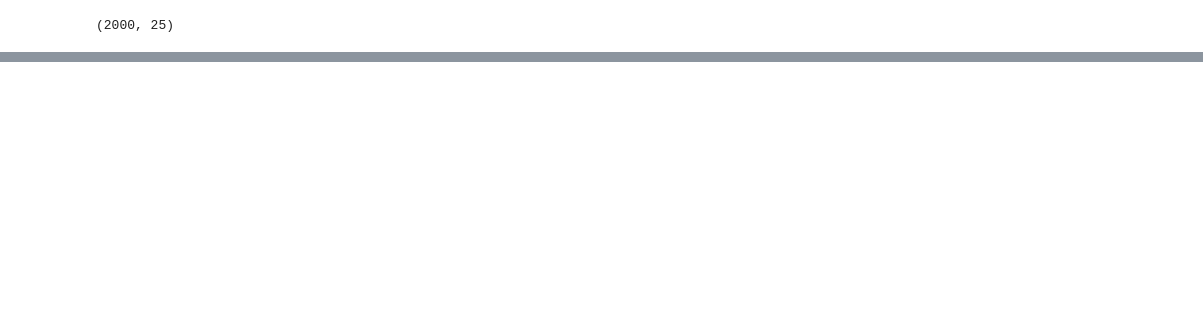
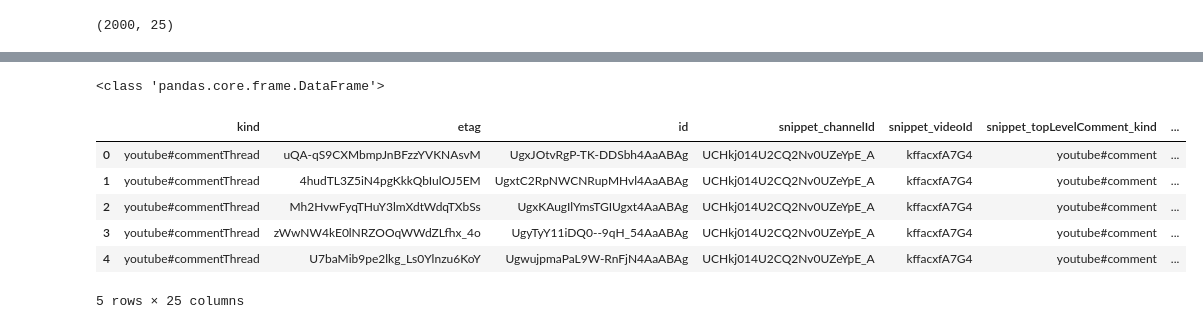
Before and after one commit to gusanitor8/respai_proyecto2, a Jupyter notebook: clean_data.ipynb, the cells around one changed output, grey strips where cells are left out. Drawn from its saved outputs; the diff is of its cells as text; code cells hidden in the pictures; blank space fills up the shorter version.

```diff
--- a/clean_data.ipynb
+++ b/clean_data.ipynb
@@ -73,0 +126,17 @@ df.shape
+# %%
+import pandas as pd
+
+df = pd.read_parquet("data/clean/chronological/comments.parquet", engine="fastparquet")
+print(type(df))
+# %% [output]
+<class 'pandas.core.frame.DataFrame'>
+# %%
+df.head()
+# %% [output]
+|  | kind | etag | id | snippet_channelId | snippet_videoId | snippet_topLevelComment_kind | ... |
+| 0 | youtube#commentThread | uQA-qS9CXMbmpJnBFzzYVKNAsvM | UgxJOtvRgP-TK-DDSbh4AaABAg | UCHkj014U2CQ2Nv0UZeYpE_A | kffacxfA7G4 | youtube#comment | ... |
+| 1 | youtube#commentThread | 4hudTL3Z5iN4pgKkkQbIulOJ5EM | UgxtC2RpNWCNRupMHvl4AaABAg | UCHkj014U2CQ2Nv0UZeYpE_A | kffacxfA7G4 | youtube#comment | ... |
+| 2 | youtube#commentThread | Mh2HvwFyqTHuY3lmXdtWdqTXbSs | UgxKAugIlYmsTGIUgxt4AaABAg | UCHkj014U2CQ2Nv0UZeYpE_A | kffacxfA7G4 | youtube#comment | ... |
+| 3 | youtube#commentThread | zWwNW4kE0lNRZOOqWWdZLfhx_4o | UgyTyY11iDQ0--9qH_54AaABAg | UCHkj014U2CQ2Nv0UZeYpE_A | kffacxfA7G4 | youtube#comment | ... |
+| 4 | youtube#commentThread | U7baMib9pe2lkg_Ls0Ylnzu6KoY | UgwujpmaPaL9W-RnFjN4AaABAg | UCHkj014U2CQ2Nv0UZeYpE_A | kffacxfA7G4 | youtube#comment | ... |
+5 rows × 25 columns
```
Also changed, not shown: parts of 6 cells of this notebook.
